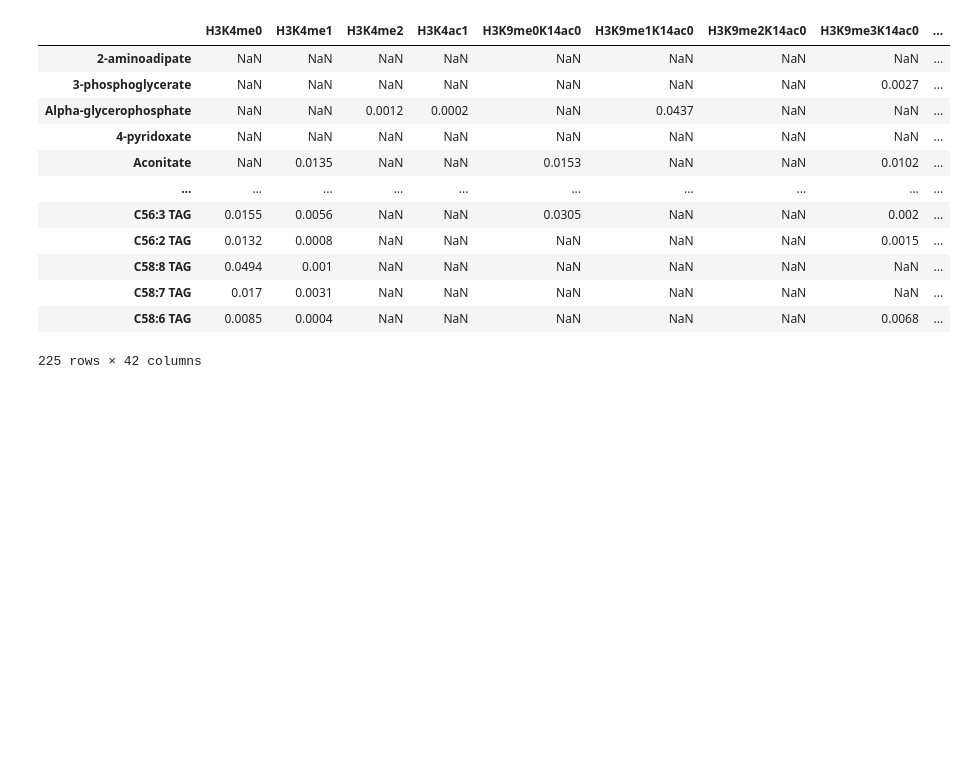
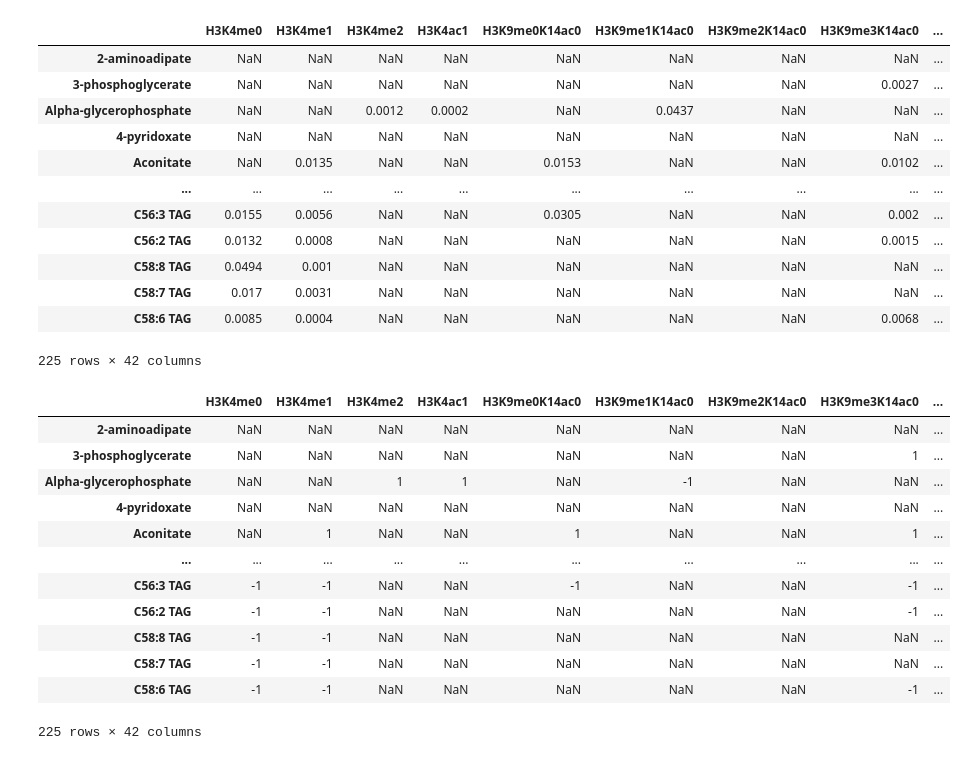
Before and after one commit to sriram-lab/egem, a Jupyter notebook: src/python/EDA/MET2GCP_CORR.ipynb, the cells around one changed output. Cells and saved outputs as stored; diff of their text form; code cells hidden in the pictures; blank space fills up the shorter version.

```diff
--- a/src/python/EDA/MET2GCP_CORR.ipynb
+++ b/src/python/EDA/MET2GCP_CORR.ipynb
@@ -193,30 +193,48 @@ def generate_corrtable(df,mt,hm,corr):
     :param mt: A pandas dataframe containing just the metabolites portion of the merged table.
     :param hm: A pandas dataframe containing just the histone markers portion of the mergerd table.
     :param corr: A pandas dataframe containing previous generated correlation value between metabolites and histone markers.
     :return new_corr: A pandas dataframe containg correlation that has p-values <= 0.05
 
     """
     df = df.dropna()._get_numeric_data()
     dfcols = pd.DataFrame(columns=df.columns)
     pvalues = dfcols.transpose().join(dfcols, how='outer')
     df_mt = mt.dropna()._get_numeric_data()
     df_hm = hm.dropna()._get_numeric_data()
     df_mtcols = pd.DataFrame(columns=df_mt.columns)
     df_hmcols = pd.DataFrame(columns=df_hm.columns)
     newpvalues = df_mtcols.transpose().join(df_hmcols, how='outer')
     new_corr = df_mtcols.transpose().join(df_hmcols, how='outer')
     for r in (df.columns):
         for c in (df.columns):
             pvalues[r][c] = round(pearsonr(df[r], df[c])[1],4)
     for r in (df_mt.columns):
         for c in (df_hm.columns):
             if pvalues[r][c] <= 0.05:
                 newpvalues[c][r] = pvalues[r][c]
     for r in (df_mt.columns):
         for c in (df_hm.columns):
             if np.isnan(newpvalues[c][r]) == False:
                 new_corr[c][r] = corr[c][r]
+                if (new_corr[c][r]) > 0:
+                    new_corr[c][r] = 1
+                elif (new_corr[c][r] < 0):
+                    new_corr[c][r] = -1
     new_corr.to_csv('new_corr.csv')
     return new_corr
 
 generate_corrtable(merge_tb,metabolites, histone_markers, corr)
+# %% [output]
+|  | H3K4me0 | H3K4me1 | H3K4me2 | H3K4ac1 | H3K9me0K14ac0 | H3K9me1K14ac0 | H3K9me2K14ac0 | H3K9me3K14ac0 | ... |
+| 2-aminoadipate | NaN | NaN | NaN | NaN | NaN | NaN | NaN | NaN | ... |
+| 3-phosphoglycerate | NaN | NaN | NaN | NaN | NaN | NaN | NaN | 1 | ... |
+| Alpha-glycerophosphate | NaN | NaN | 1 | 1 | NaN | -1 | NaN | NaN | ... |
+| 4-pyridoxate | NaN | NaN | NaN | NaN | NaN | NaN | NaN | NaN | ... |
+| Aconitate | NaN | 1 | NaN | NaN | 1 | NaN | NaN | 1 | ... |
+| ... | ... | ... | ... | ... | ... | ... | ... | ... | ... |
+| C56:3 TAG | -1 | -1 | NaN | NaN | -1 | NaN | NaN | -1 | ... |
+| C56:2 TAG | -1 | -1 | NaN | NaN | NaN | NaN | NaN | -1 | ... |
+| C58:8 TAG | -1 | -1 | NaN | NaN | NaN | NaN | NaN | NaN | ... |
+| C58:7 TAG | -1 | -1 | NaN | NaN | NaN | NaN | NaN | NaN | ... |
+| C58:6 TAG | -1 | -1 | NaN | NaN | NaN | NaN | NaN | -1 | ... |
+225 rows × 42 columns
```
